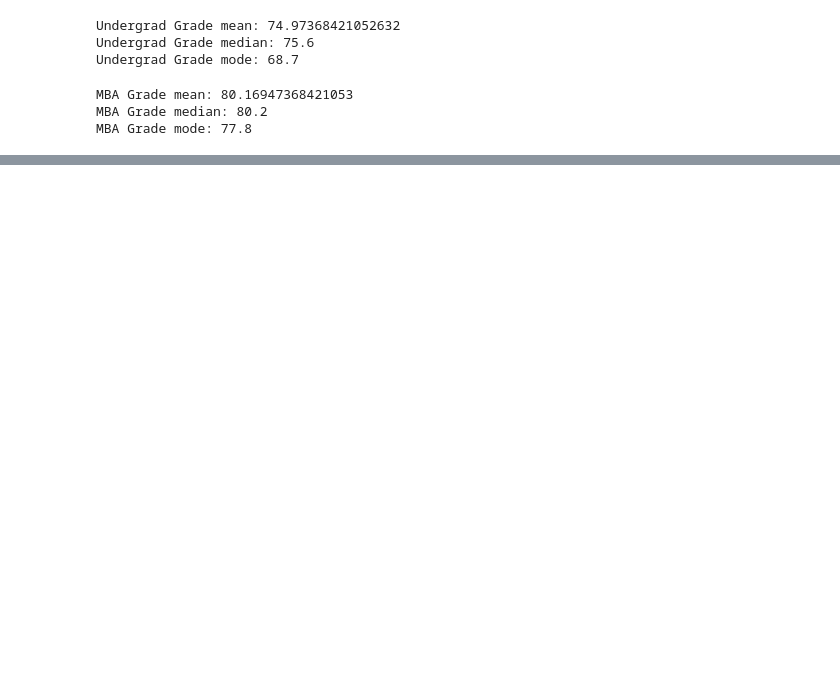
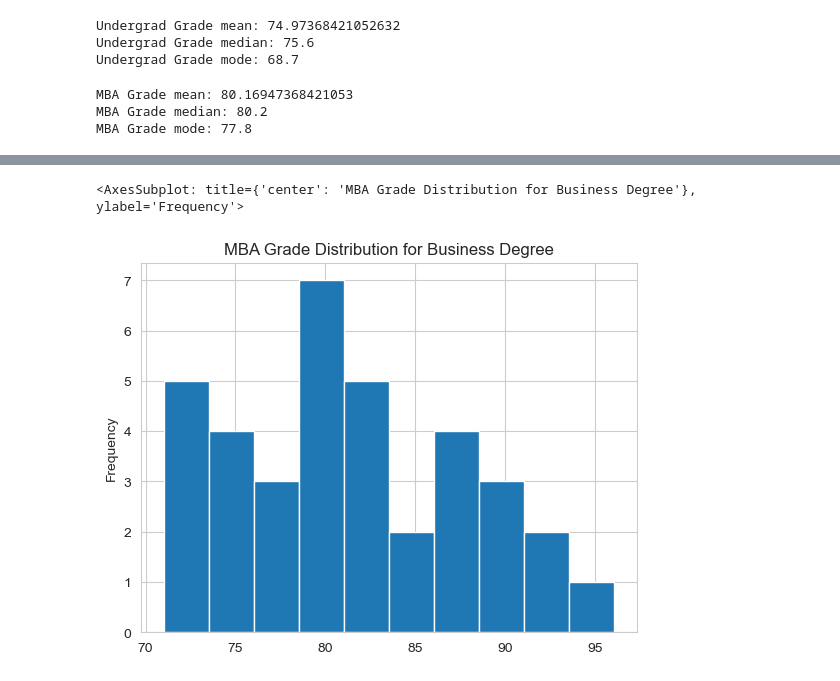
Before and after one commit to MeetPatel89/recruitment_analysis, a Jupyter notebook: notebook.ipynb, the cells around one changed output, grey strips where cells are left out. Saved outputs shown, nothing was run; the diff lists cells and outputs as text; code cells hidden in the pictures; blank space fills up the shorter version.

```diff
--- a/notebook.ipynb
+++ b/notebook.ipynb
@@ -237,0 +248,9 @@ MBA Grade mode: 77.8
+# %%
+def map_degree(x):
+    if x != "Business":
+        return "Non-Business"
+    else:
+        return x
+    return np.nan
+# %%
+student_grades["Undergrad_Degree_Derive"] = student_grades["Undergrad Degree"].transform(map_degree)
@@ -237,0 +265,6 @@ MBA Grade mode: 77.8
+# %%
+# plot histogram for MBA Grade for Business Degree
+student_grades.loc[student_grades["Undergrad_Degree_Derive"] == "Business", "MBA Grade"].plot(kind="hist", title="MBA Grade Distribution for Business Degree")
+# %% [output]
+<AxesSubplot: title={'center': 'MBA Grade Distribution for Business Degree'}, ylabel='Frequency'>
+[figure, added]
```
Also changed, not shown: parts of 5 cells of this notebook.
